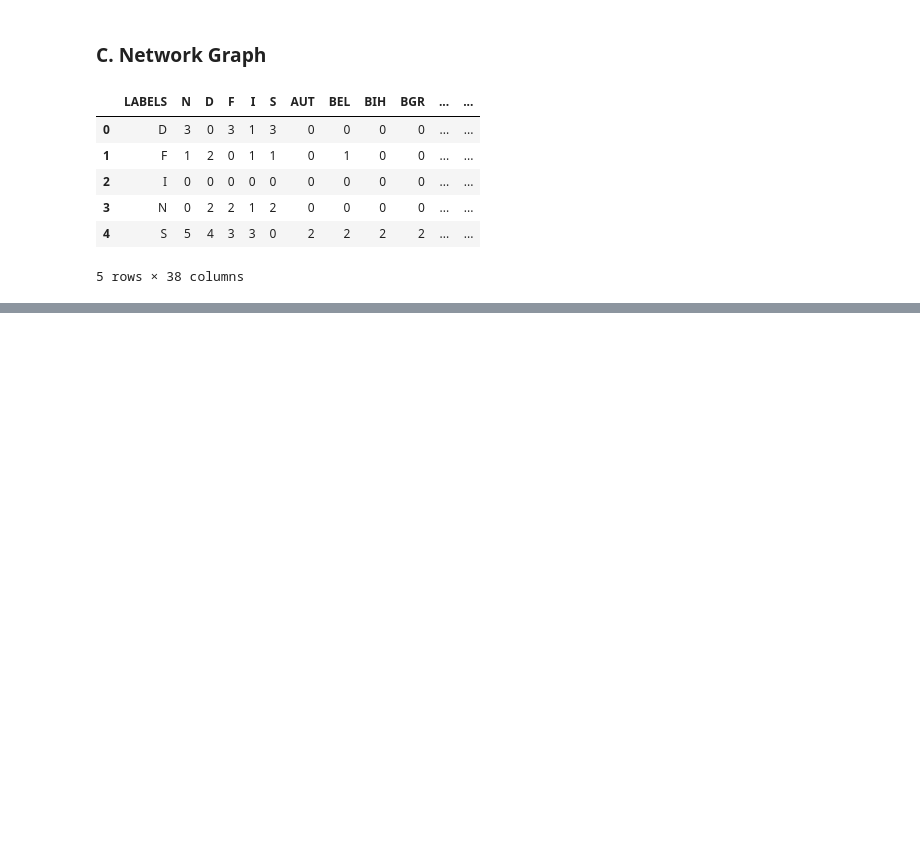
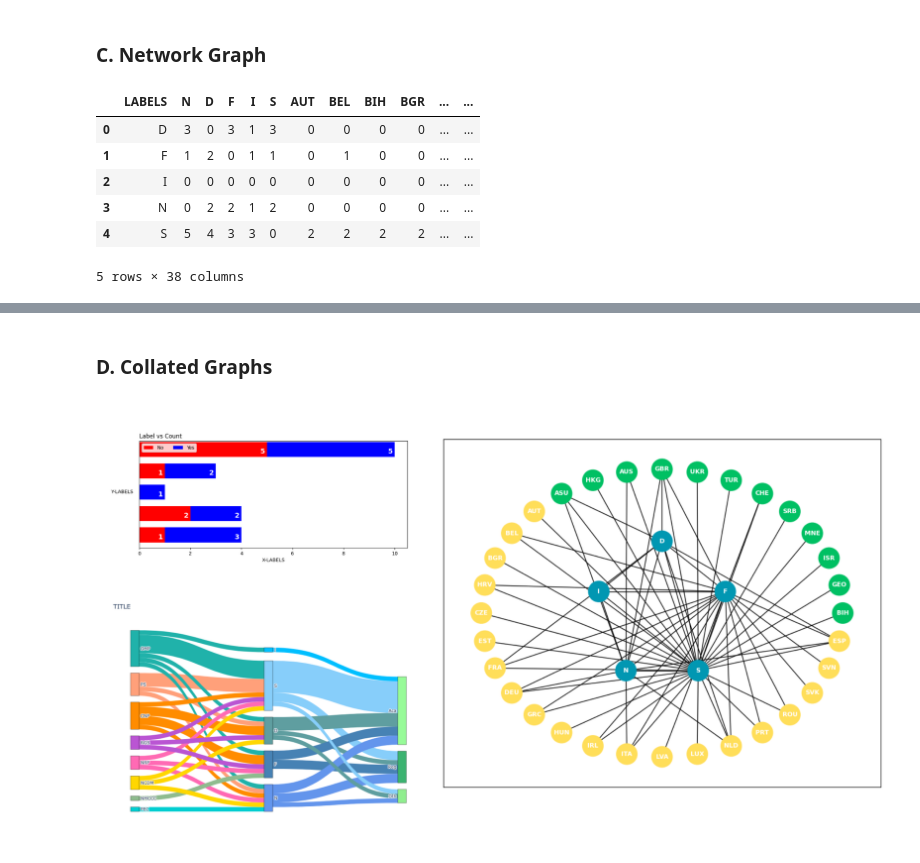
Before and after one commit to zeusschoolacc/PLOTS, a Jupyter notebook: notebook.ipynb, the cells around one changed output, grey strips where cells are left out. Saved outputs shown, nothing was run; the diff lists cells and outputs as text; code cells hidden in the pictures; blank space fills up the shorter version.

Commit message:
feat: added collated graphs

```diff
--- a/notebook.ipynb
+++ b/notebook.ipynb
@@ -298,0 +299,6 @@ plt.show()
+# %% [markdown]
+### D. Collated Graphs
+# %%
+Image(IMAGE_PATH + 'collated_graphs.png')
+# %% [output]
+[figure, added]
```
Also changed, not shown: parts of 6 cells of this notebook.
